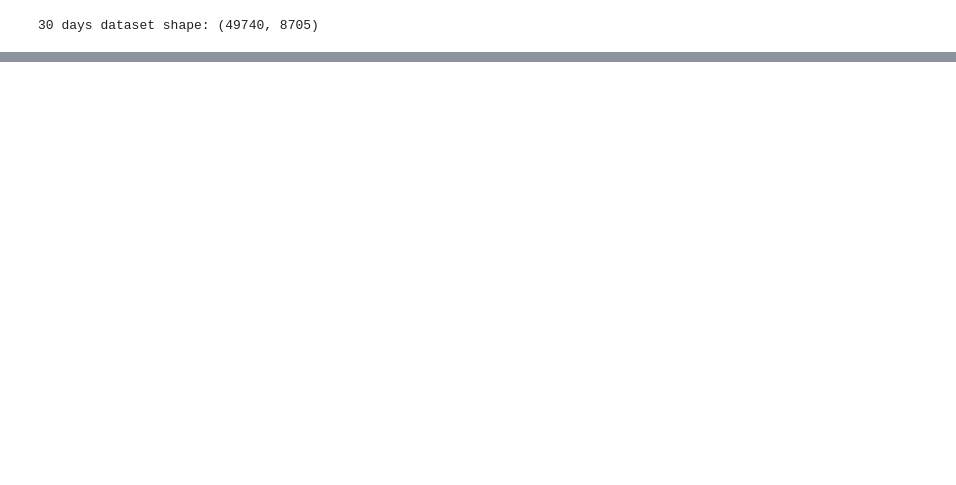
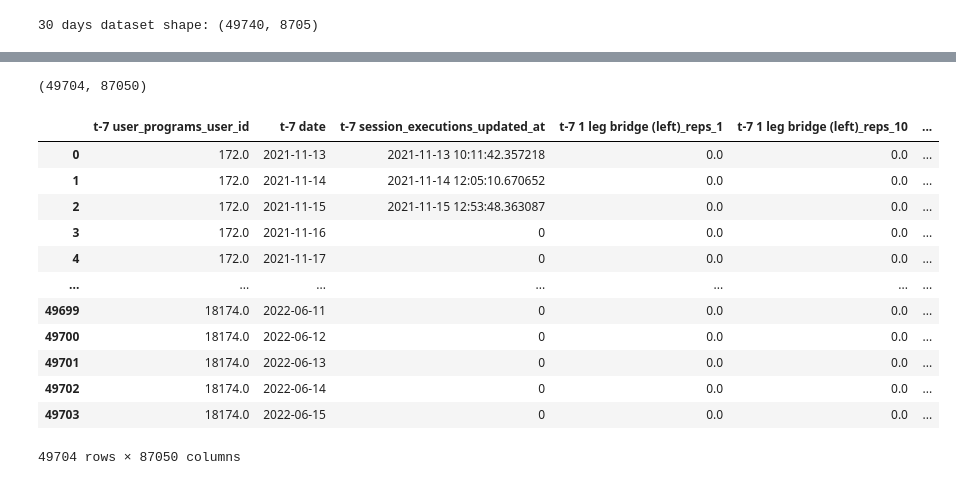
Before and after one commit to evidadeusto/mhunters, a Jupyter notebook: analysis_oscar_preprocessing/AI_models.ipynb, the cells around one changed output, grey strips where cells are left out. Drawn from its saved outputs; the diff is of its cells as text; code cells hidden in the pictures; blank space fills up the shorter version.

Commit message:
Reframed dataset done

```diff
--- a/analysis_oscar_preprocessing/AI_models.ipynb
+++ b/analysis_oscar_preprocessing/AI_models.ipynb
@@ -661,0 +641,22 @@ merged_data_30days.shape
+# %%
+merged_reframed_data_30days = pd.read_parquet('../data/merged_reframed_data_30days.parquet')
+
+merged_reframed_data_30days.shape
+# %% [output]
+(49704, 87050)
+# %%
+merged_reframed_data_30days
+# %% [output]
+|  | t-7 user_programs_user_id | t-7 date | t-7 session_executions_updated_at | t-7 1 leg bridge (left)_reps_1 | t-7 1 leg bridge (left)_reps_10 | ... |
+| 0 | 172.0 | 2021-11-13 | 2021-11-13 10:11:42.357218 | 0.0 | 0.0 | ... |
+| 1 | 172.0 | 2021-11-14 | 2021-11-14 12:05:10.670652 | 0.0 | 0.0 | ... |
+| 2 | 172.0 | 2021-11-15 | 2021-11-15 12:53:48.363087 | 0.0 | 0.0 | ... |
+| 3 | 172.0 | 2021-11-16 | 0 | 0.0 | 0.0 | ... |
+| 4 | 172.0 | 2021-11-17 | 0 | 0.0 | 0.0 | ... |
+| ... | ... | ... | ... | ... | ... | ... |
+| 49699 | 18174.0 | 2022-06-11 | 0 | 0.0 | 0.0 | ... |
+| 49700 | 18174.0 | 2022-06-12 | 0 | 0.0 | 0.0 | ... |
+| 49701 | 18174.0 | 2022-06-13 | 0 | 0.0 | 0.0 | ... |
+| 49702 | 18174.0 | 2022-06-14 | 0 | 0.0 | 0.0 | ... |
+| 49703 | 18174.0 | 2022-06-15 | 0 | 0.0 | 0.0 | ... |
+49704 rows × 87050 columns
```
Also changed, not shown: parts of 43 cells of this notebook.
